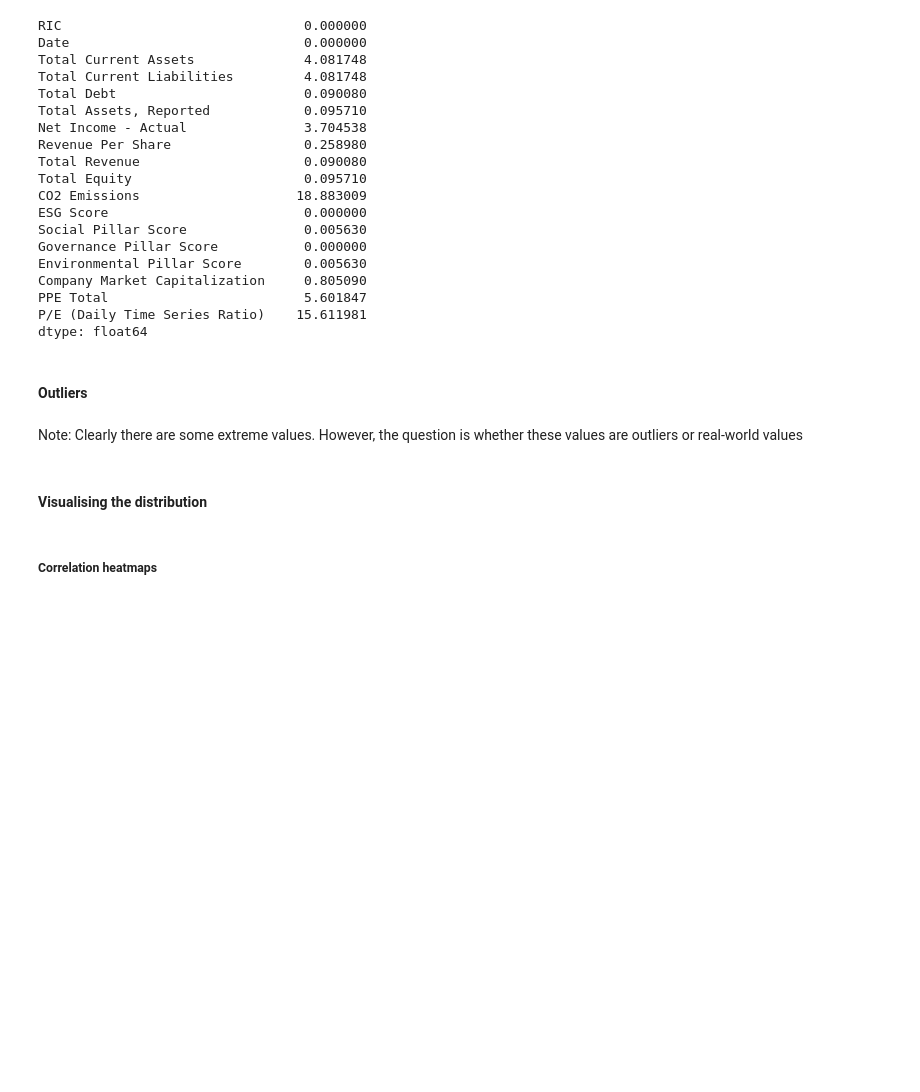
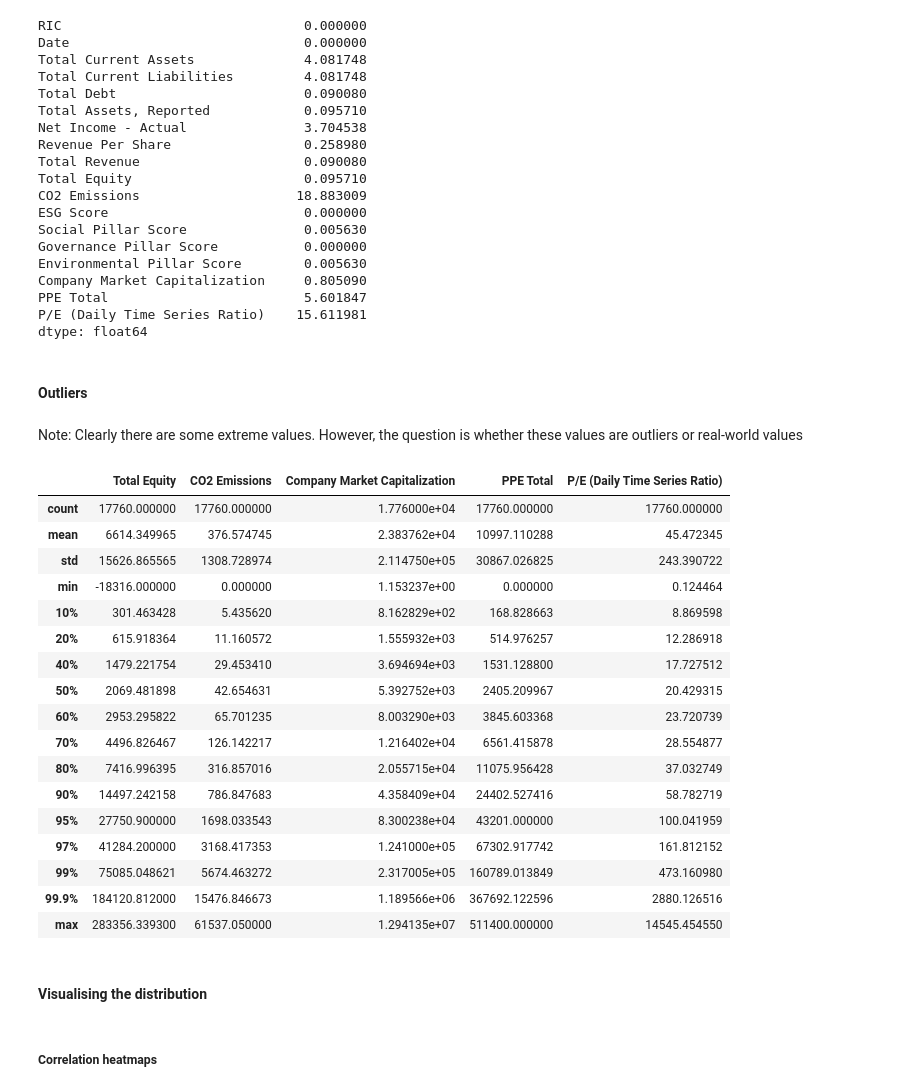
Before and after one commit to sprabhu4/SP_ESG_Pred, a Jupyter notebook: Code.ipynb, the cells around one changed output. Cells and saved outputs as stored; diff of their text form; code cells hidden in the pictures; blank space fills up the shorter version.

```diff
--- a/Code.ipynb
+++ b/Code.ipynb
@@ -181,9 +181,34 @@ dtype: float64
 # %% [markdown]
 Note: Clearly there are some extreme values. However, the question is whether these values are outliers or real-world values
 # %%
-df_firm.describe(
+df_firm[[
+    "Total Equity",
+    "CO2 Emissions",
+    "Company Market Capitalization",
+    "PPE Total",
+    "P/E (Daily Time Series Ratio)",
+]].describe(
     [0.1, 0.2, 0.4, 0.5, 0.6, 0.7, 0.8, 0.9, 0.95, 0.97, 0.99, 0.999]
 )
+# %% [output]
+|  | Total Equity | CO2 Emissions | Company Market Capitalization | PPE Total | P/E (Daily Time Series Ratio) |
+| count | 17760.000000 | 17760.000000 | 1.776000e+04 | 17760.000000 | 17760.000000 |
+| mean | 6614.349965 | 376.574745 | 2.383762e+04 | 10997.110288 | 45.472345 |
+| std | 15626.865565 | 1308.728974 | 2.114750e+05 | 30867.026825 | 243.390722 |
+| min | -18316.000000 | 0.000000 | 1.153237e+00 | 0.000000 | 0.124464 |
+| 10% | 301.463428 | 5.435620 | 8.162829e+02 | 168.828663 | 8.869598 |
+| 20% | 615.918364 | 11.160572 | 1.555932e+03 | 514.976257 | 12.286918 |
+| 40% | 1479.221754 | 29.453410 | 3.694694e+03 | 1531.128800 | 17.727512 |
+| 50% | 2069.481898 | 42.654631 | 5.392752e+03 | 2405.209967 | 20.429315 |
+| 60% | 2953.295822 | 65.701235 | 8.003290e+03 | 3845.603368 | 23.720739 |
+| 70% | 4496.826467 | 126.142217 | 1.216402e+04 | 6561.415878 | 28.554877 |
+| 80% | 7416.996395 | 316.857016 | 2.055715e+04 | 11075.956428 | 37.032749 |
+| 90% | 14497.242158 | 786.847683 | 4.358409e+04 | 24402.527416 | 58.782719 |
+| 95% | 27750.900000 | 1698.033543 | 8.300238e+04 | 43201.000000 | 100.041959 |
+| 97% | 41284.200000 | 3168.417353 | 1.241000e+05 | 67302.917742 | 161.812152 |
+| 99% | 75085.048621 | 5674.463272 | 2.317005e+05 | 160789.013849 | 473.160980 |
+| 99.9% | 184120.812000 | 15476.846673 | 1.189566e+06 | 367692.122596 | 2880.126516 |
+| max | 283356.339300 | 61537.050000 | 1.294135e+07 | 511400.000000 | 14545.454550 |
 # %% [markdown]
 #### Visualising the distribution
 # %% [markdown]
```
Also changed, not shown: parts of 13 cells of this notebook.
